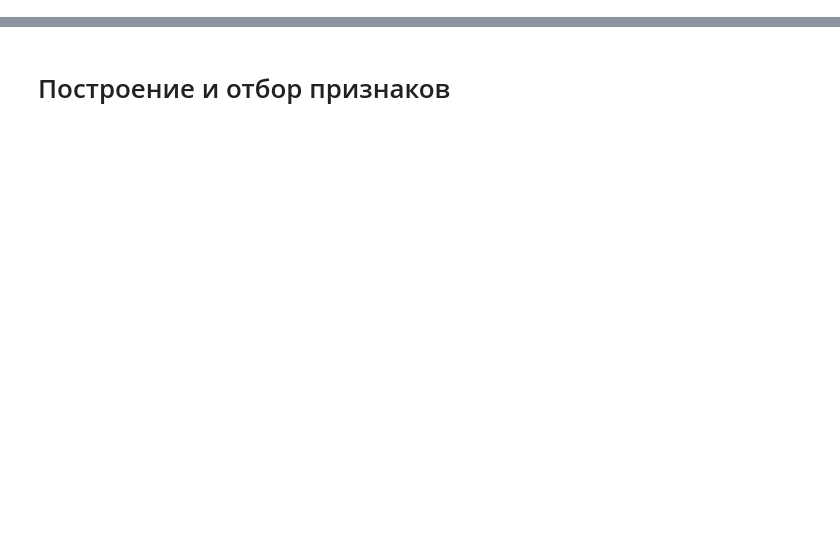
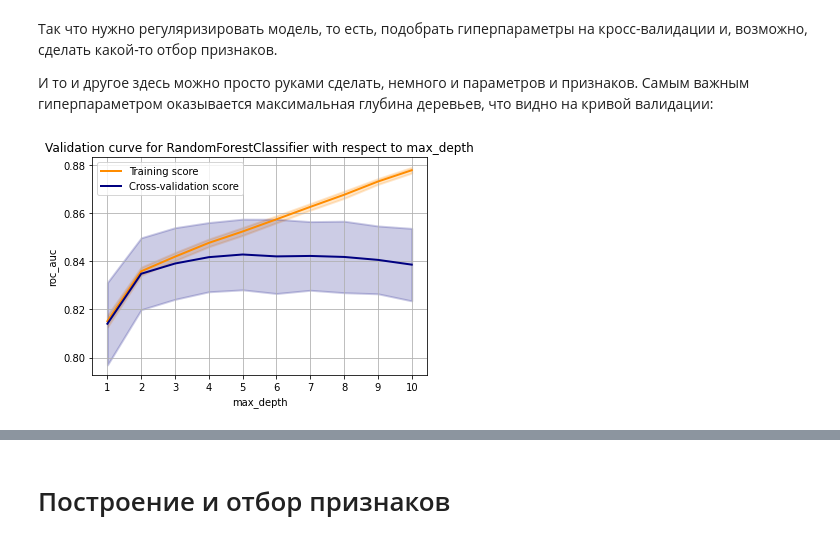
Before and after one commit to yupopov/stepik_ml_contest, a Jupyter notebook: main_analysis.ipynb, the cells around one changed output, grey strips where cells are left out. Cells and saved outputs as stored; diff of their text form; code cells hidden in the pictures; blank space fills up the shorter version.

```diff
--- a/main_analysis.ipynb
+++ b/main_analysis.ipynb
@@ -459,0 +306,8 @@ Std of CV scores: 0.01289985819100818
+# %% [markdown]
+Так что нужно регуляризировать модель, то есть, подобрать гиперпараметры на кросс-валидации и, возможно, сделать какой-то отбор признаков.
+
+И то и другое здесь можно просто руками сделать, немного и параметров и признаков. Самым важным гиперпараметром оказывается максимальная глубина деревьев, что видно на кривой валидации:
+# %%
+plot_validation_curve(rf, train_df_base, targets, param_name='max_depth', param_range=range(1, 11), scoring='roc_auc', cv=10, n_jobs=-1)
+# %% [output]
+[figure, added]
```
Also changed, not shown: parts of 210 cells of this notebook.
